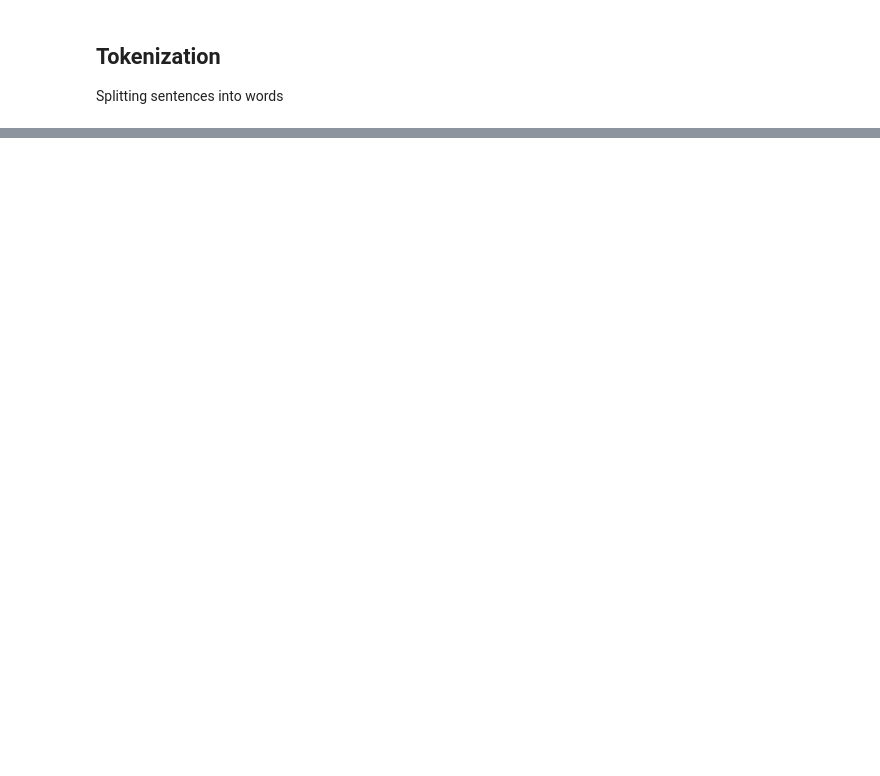
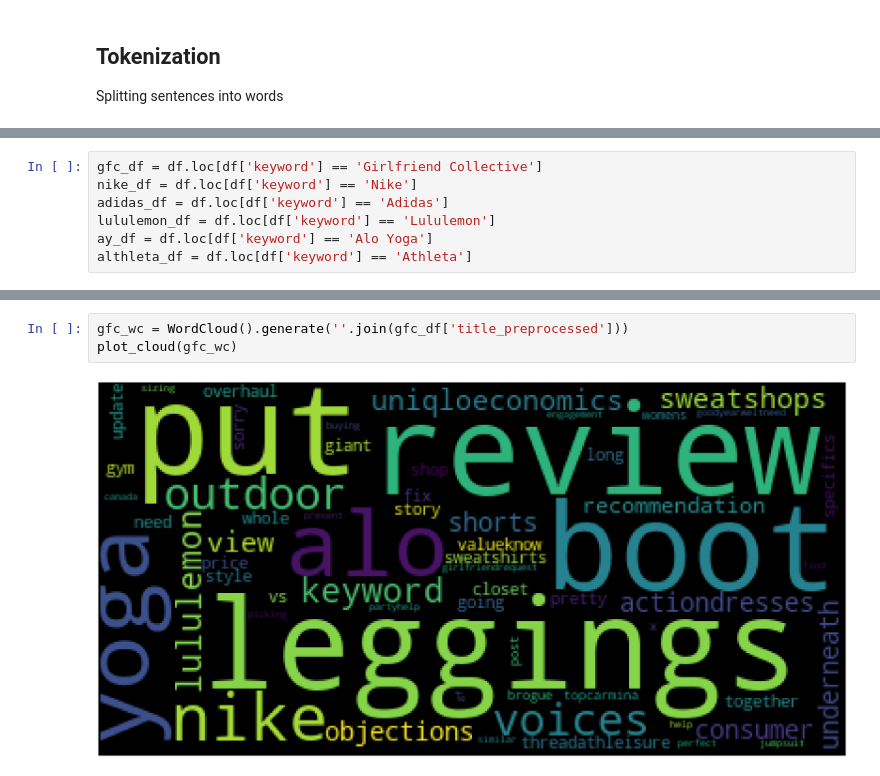
Before and after one commit to KarinaLopez19/snub_the_pearl, a Jupyter notebook: scripts/preprocessing/preprocessing_nlp_text.ipynb, the cells around one changed output, grey strips where cells are left out. Cells and saved outputs as stored; diff of their text form; blank space fills up the shorter version.

```diff
--- a/scripts/preprocessing/preprocessing_nlp_text.ipynb
+++ b/scripts/preprocessing/preprocessing_nlp_text.ipynb
@@ -204,0 +442,7 @@ https://stackoverflow.com/questions/55934510/fastest-way-to-replace-part-of-a-st
+# %%
+gfc_df = df.loc[df['keyword'] == 'Girlfriend Collective']
+nike_df = df.loc[df['keyword'] == 'Nike']
+adidas_df = df.loc[df['keyword'] == 'Adidas']
+lululemon_df = df.loc[df['keyword'] == 'Lululemon']
+ay_df = df.loc[df['keyword'] == 'Alo Yoga']
+althleta_df = df.loc[df['keyword'] == 'Athleta']
@@ -204,0 +454,5 @@ https://stackoverflow.com/questions/55934510/fastest-way-to-replace-part-of-a-st
+# %%
+gfc_wc = WordCloud().generate(''.join(gfc_df['title_preprocessed']))
+plot_cloud(gfc_wc)
+# %% [output]
+[figure, added]
```
Also changed, not shown: parts of 61 cells of this notebook.
